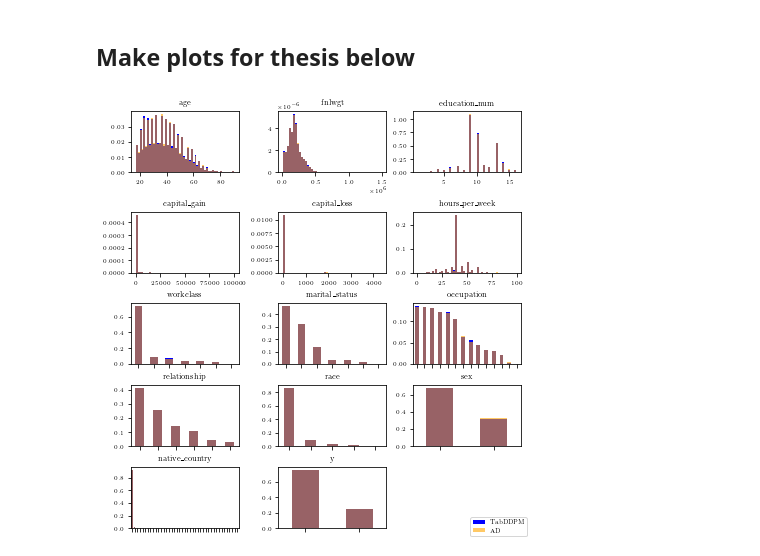
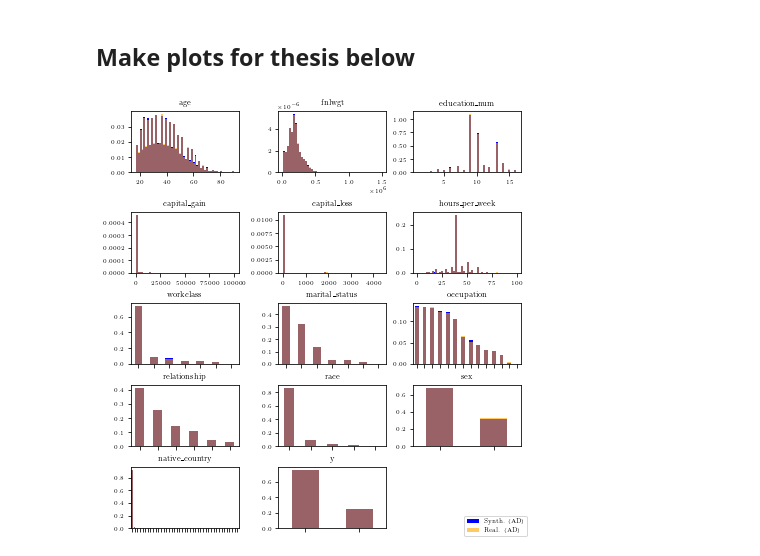
Before and after one commit to alexaoh/tabular-diffusion-for-counterfactuals, a Jupyter notebook: investigate_synthetic_data_mcce.ipynb, the cells around one changed output. Cells and saved outputs as stored; diff of their text form; code cells hidden in the pictures.

```diff
--- a/investigate_synthetic_data_mcce.ipynb
+++ b/investigate_synthetic_data_mcce.ipynb
@@ -288,28 +296,28 @@ Text(0.5, 1.0, 'Abs. Difference Correlation')
 # %%
 plt.style.use("tex.mplstyle")
 fig, axes = plt.subplots(5,3, figsize = set_size(subplots = (5,3)))
 axs = axes.ravel()
 features = numerical_features + categorical_features
 for idx, ax in enumerate(axs):
     if idx > len(features)-1:
         break
     if idx in range(len(numerical_features)):
-        ax.hist(synthetic_samples[features[idx]], density = True, color = "b", label = "TabDDPM", bins = 50)
-        ax.hist(adult_data[features[idx]], color = "orange", alpha = 0.6, density = True, label = "AD", bins = 50)
+        ax.hist(synthetic_samples[features[idx]], density = True, color = "b", label = "Synth. (AD)", bins = 50)
+        ax.hist(adult_data[features[idx]], color = "orange", alpha = 0.6, density = True, label = "Real. (AD)", bins = 50)
         #ax.legend()
         ax.title.set_text(features[idx])
     elif idx in range(len(numerical_features),len(numerical_features) + len(categorical_features)):
-        (synthetic_samples[features[idx]].value_counts(normalize = True)).plot(kind='bar', ax = ax, color = "b", label = "TabDDPM")
-        (adult_data[features[idx]].value_counts(normalize = True)).plot(kind='bar', ax = ax, color = "orange", alpha = 0.6, label = "AD")
+        (synthetic_samples[features[idx]].value_counts(normalize = True)).plot(kind='bar', ax = ax, color = "b", label = "Real. (AD)")
+        (adult_data[features[idx]].value_counts(normalize = True)).plot(kind='bar', ax = ax, color = "orange", alpha = 0.6, label = "Synth. (AD)")
         ax.title.set_text(features[idx])
         ax.xaxis.set_ticklabels([])
         #ax.legend()
 
 handles, labels = axs[0].get_legend_handles_labels()
 fig.legend(handles, labels, loc = "lower right")
 axes[4,2].set_axis_off()
 #plt.tight_layout()
 
 #plt.savefig("plots/AD/MCCE_Qual_AD.pdf", format="pdf", bbox_inches = "tight")
 # %% [output]
-[figure, old version]
+[figure, new version]
```
Also changed, not shown: parts of 6 cells of this notebook, 9 other files.
